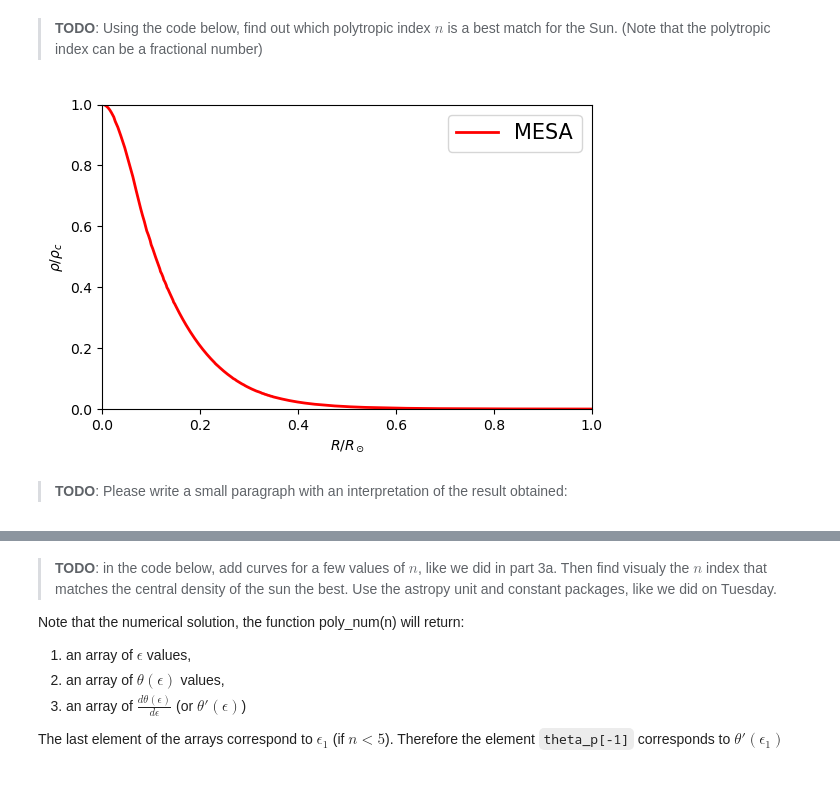
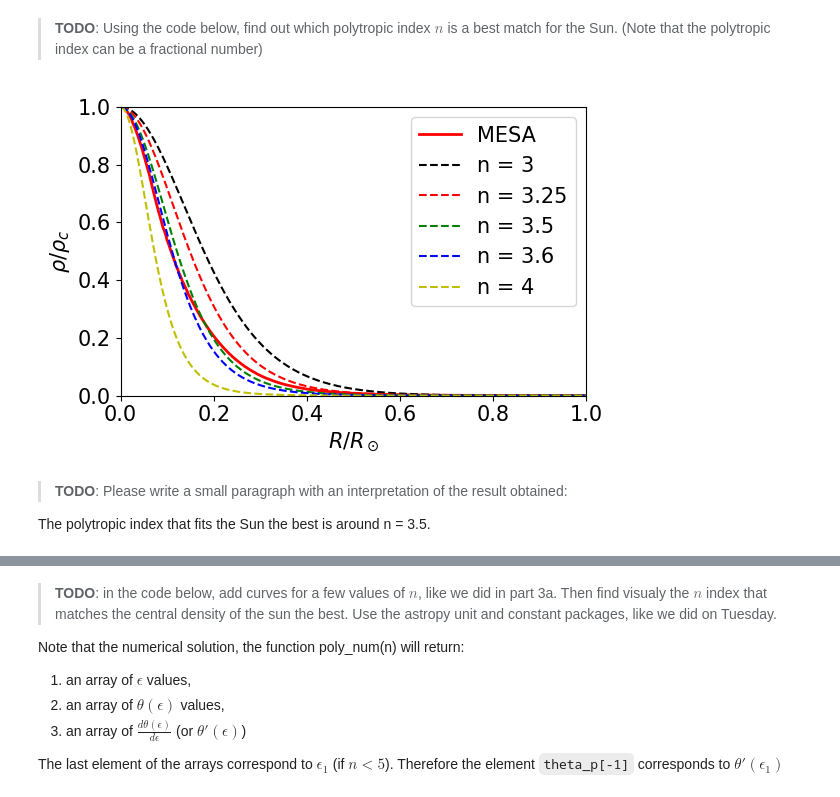
Before and after one commit to ankxie/PHYS633, a Jupyter notebook: Book/L04andL05-Polytropes/04-Polytropes-template.ipynb, the cells around one changed output, grey strips where cells are left out. Drawn from its saved outputs; the diff is of its cells as text; code cells hidden in the pictures.

```diff
--- a/Book/L04andL05-Polytropes/04-Polytropes-template.ipynb
+++ b/Book/L04andL05-Polytropes/04-Polytropes-template.ipynb
@@ -200,36 +200,44 @@ $$\frac{r}{R_*} = \frac{\epsilon}{\epsilon_1}$$
 fig, ax = plt.subplots(1,1,figsize=(6,4))
 plt.rcParams.update({'font.size': 15})
 
 ax.set_xlabel(r'$R / R_\odot$')
 ax.set_ylabel(r'$\rho / \rho_c$')
 ax.set_xlim(0,1)
 ax.set_ylim(0,1)
 
 # MESA solar model
 mesa = read_model('https://raw.githubusercontent.com/veropetit/PHYS633-F2026/main/Book/L04andL05-Polytropes/04-MESAdatafile.txt')
 # In the mesa model, the first element [0] correspond to the surface,
 # and the last element [mesa.size-1] correspond to the center.
 mesa_r = 10**(mesa['logR']-mesa['logR'][0])
 mesa_rho =  10**(mesa['logRho']-mesa['logRho'][mesa.size-1]) # the density is given in cgs
 ax.plot(mesa_r, mesa_rho, c="red", lw=2, label='MESA')
 
 #---------------------------------------
 #---------------------------------------
 # In class
 
 # numerical solutions
 
+n = [3, 3.25, 3.5, 3.6, 4]
+color = ['k', 'r', 'g', 'b', 'y']
 
+for i in range(len(n)):
+  eps_n, theta_n, theta_prime_n = poly_num(n[i])
+  eps_1 = eps_n[-1]
+  ax.plot(eps_n/np.full_like(eps_n, eps_1), theta_n**np.full_like(theta_n, n[i]), c = color[i], linestyle = '--', label = "n = {}".format(n[i]))
 
 
 #---------------------------------------
 #---------------------------------------
 ax.legend(loc=0, fontsize=15)
 plt.tight_layout()
 # %% [output]
-[figure, old version]
+[figure, new version]
 # %% [markdown]
 > **TODO**: Please write a small paragraph with an interpretation of the result obtained:
+
+The polytropic index that fits the Sun the best is around n = 3.5.
 # %% [markdown]
 ### b. At home: what is the central density for these polytropes?
 
```
Also changed, not shown: parts of 1 cell of this notebook.
